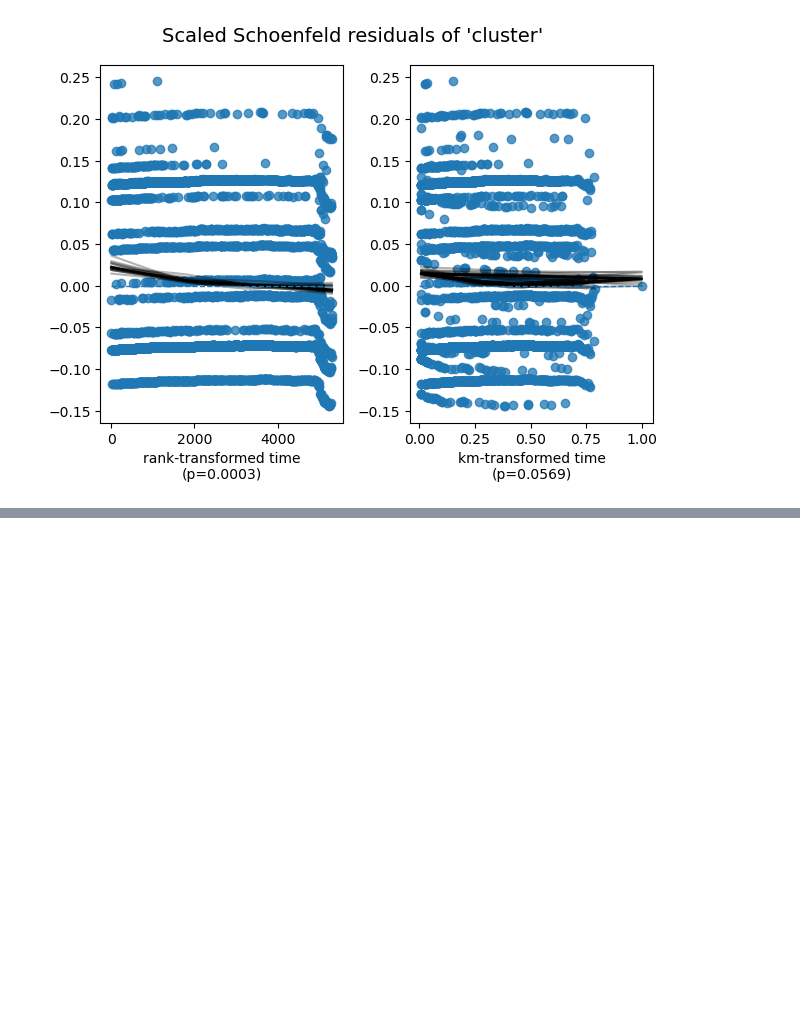
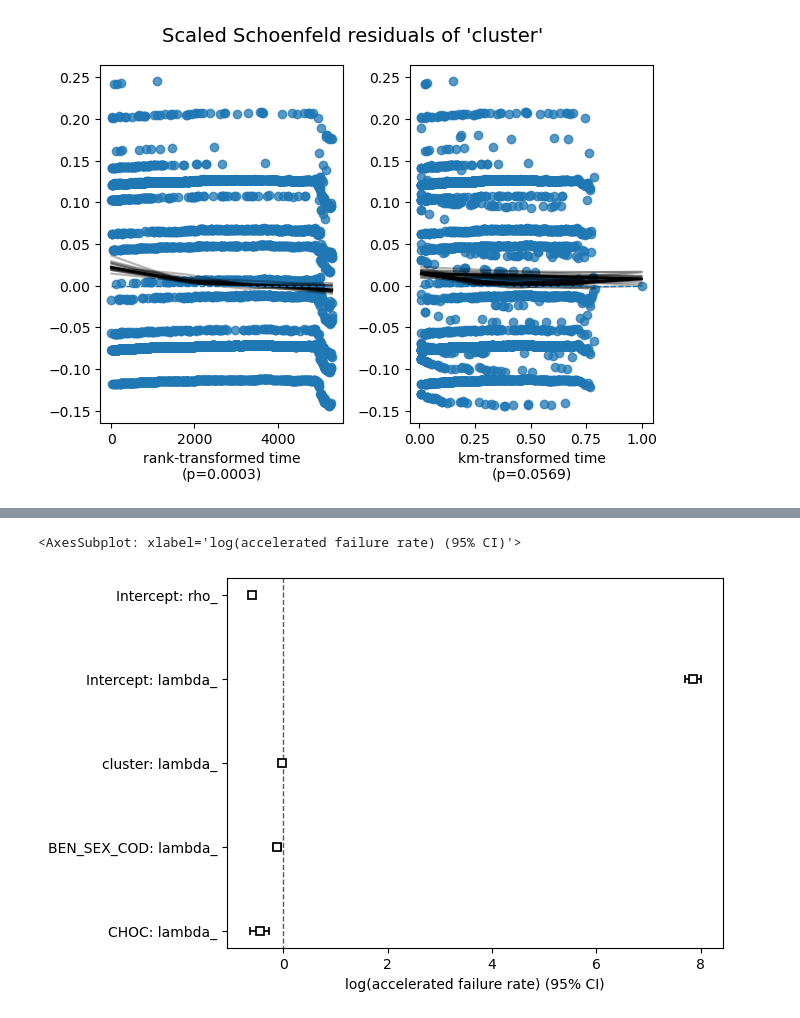
Before and after one commit to Kirscher/TextMining_Parcours_de_soin, a Jupyter notebook: survival_analysis/Visuels.ipynb, the cells around one changed output, grey strips where cells are left out. Saved outputs shown, nothing was run; the diff lists cells and outputs as text; code cells hidden in the pictures; blank space fills up the shorter version.

```diff
--- a/survival_analysis/Visuels.ipynb
+++ b/survival_analysis/Visuels.ipynb
@@ -165,0 +172,2 @@ Vraisemblance en % (on la veut la plus grande possible) pour le dataset de test
+# %%
+data_train['Nb_survie']+=0.01
@@ -165,0 +180,5 @@ Vraisemblance en % (on la veut la plus grande possible) pour le dataset de test
+# %%
+aft = WeibullAFTFitter(penalizer=0.1)
+aft.fit(data_train, duration_col='Nb_survie', event_col='Mort',ancillary=True)
+
+aft.print_summary(3)  # access the results using aft.summary
@@ -165,0 +204,5 @@ Vraisemblance en % (on la veut la plus grande possible) pour le dataset de test
+# %%
+aft.plot()
+# %% [output]
+<AxesSubplot: xlabel='log(accelerated failure rate) (95% CI)'>
+[figure, added]
```
Also changed, not shown: parts of 35 cells of this notebook.
